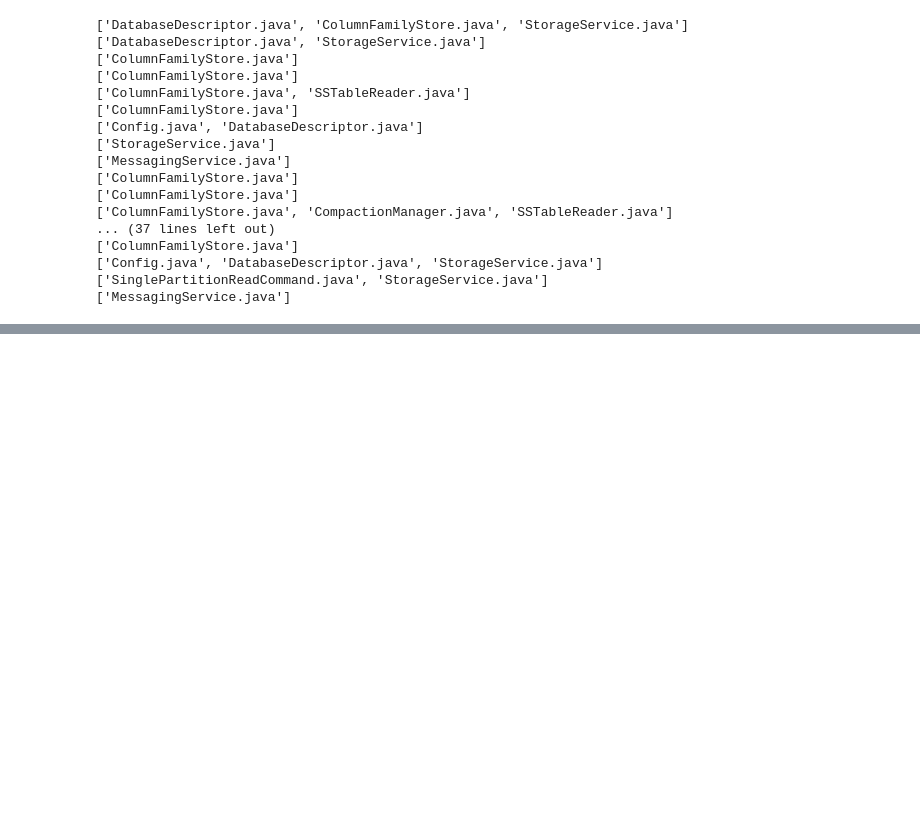
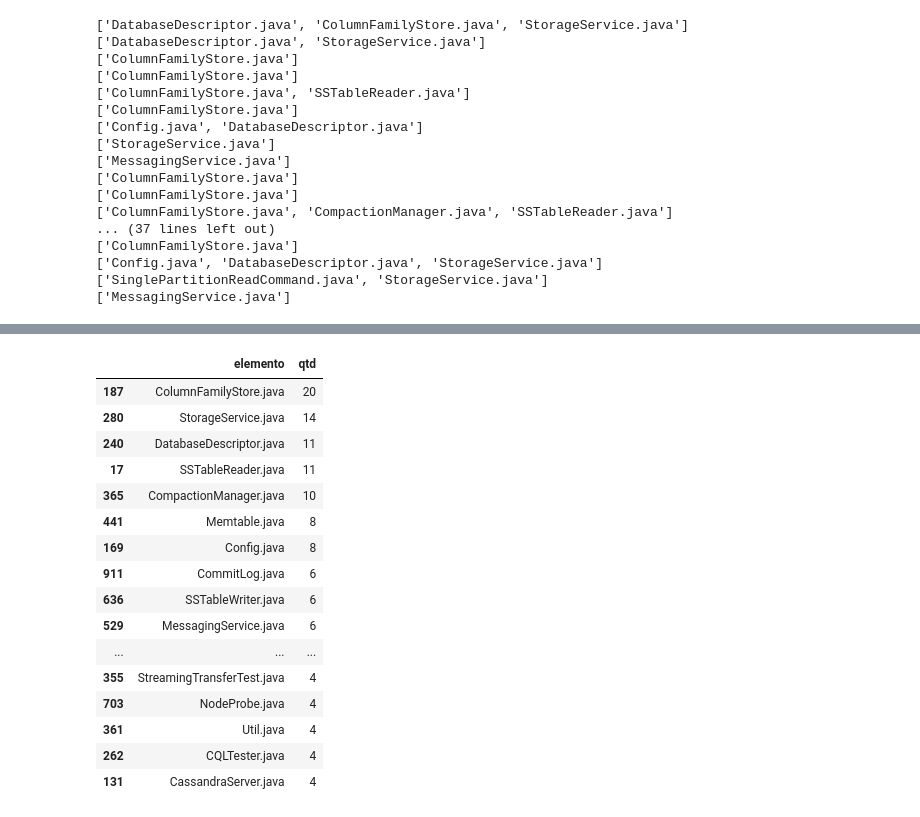
Before and after one commit to armandossrecife/teste, a Jupyter notebook: revisar_experimentos_metodo_tese3.ipynb, the cells around one changed output, grey strips where cells are left out. Cells and saved outputs as stored; diff of their text form; code cells hidden in the pictures; blank space fills up the shorter version.

```diff
--- a/revisar_experimentos_metodo_tese3.ipynb
+++ b/revisar_experimentos_metodo_tese3.ipynb
@@ -315,0 +438,4 @@ for each in df_analise1.m_files:
+# %%
+df_ccqtdissues = pd.read_csv('ccqtdissuescassandra.csv')
+df_ccqtdissues = df_ccqtdissues.sort_values(by='qtd', ascending=False)
+df_ccqtdissues
@@ -315,0 +456,20 @@ for each in df_analise1.m_files:
+# %%
+df_ccqtdissues.head(20)
+# %% [output]
+|  | elemento | qtd |
+| 187 | ColumnFamilyStore.java | 20 |
+| 280 | StorageService.java | 14 |
+| 240 | DatabaseDescriptor.java | 11 |
+| 17 | SSTableReader.java | 11 |
+| 365 | CompactionManager.java | 10 |
+| 441 | Memtable.java | 8 |
+| 169 | Config.java | 8 |
+| 911 | CommitLog.java | 6 |
+| 636 | SSTableWriter.java | 6 |
+| 529 | MessagingService.java | 6 |
+| ... | ... | ... |
+| 355 | StreamingTransferTest.java | 4 |
+| 703 | NodeProbe.java | 4 |
+| 361 | Util.java | 4 |
+| 262 | CQLTester.java | 4 |
+| 131 | CassandraServer.java | 4 |
```
Also changed, not shown: parts of 17 cells of this notebook.
